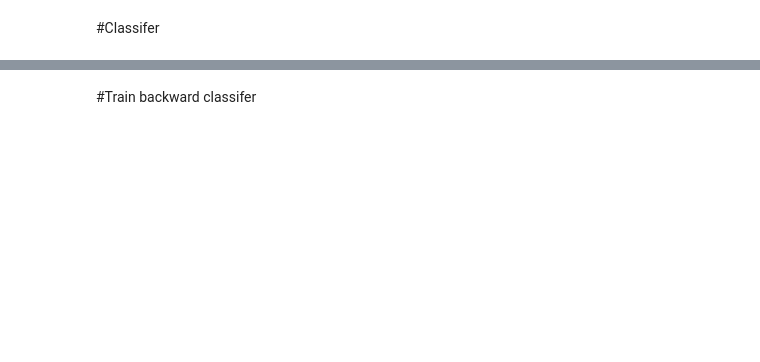
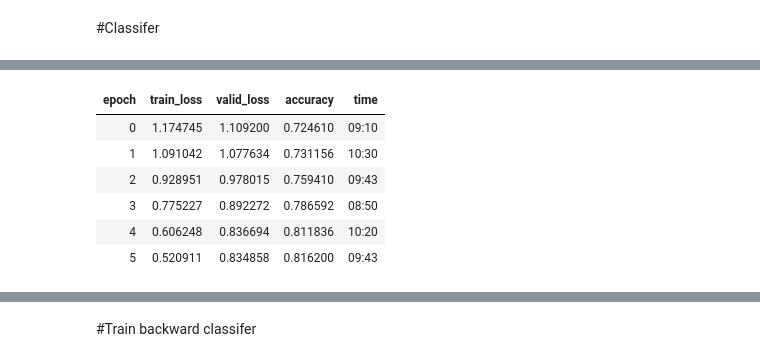
Before and after one commit to dhirajsuvarna/nlp_text_classification, a Jupyter notebook: hackathon/ULMFit_Drug_Review_Classification_Try_2.ipynb, the cells around one changed output, grey strips where cells are left out. Saved outputs shown, nothing was run; the diff lists cells and outputs as text; code cells hidden in the pictures; blank space fills up the shorter version.

```diff
--- a/hackathon/ULMFit_Drug_Review_Classification_Try_2.ipynb
+++ b/hackathon/ULMFit_Drug_Review_Classification_Try_2.ipynb
@@ -375,0 +380,10 @@ learn_clas_fwd.fit_one_cycle(4, slice(1e-5,1e-3), moms=(0.8,0.7))
+# %%
+learn_clas_fwd.fit_one_cycle(6, 1e-3, moms=(0.8,0.7))
+# %% [output]
+| epoch | train_loss | valid_loss | accuracy | time |
+| 0 | 1.174745 | 1.109200 | 0.724610 | 09:10 |
+| 1 | 1.091042 | 1.077634 | 0.731156 | 10:30 |
+| 2 | 0.928951 | 0.978015 | 0.759410 | 09:43 |
+| 3 | 0.775227 | 0.892272 | 0.786592 | 08:50 |
+| 4 | 0.606248 | 0.836694 | 0.811836 | 10:20 |
+| 5 | 0.520911 | 0.834858 | 0.816200 | 09:43 |
```
Also changed, not shown: parts of 37 cells of this notebook.
